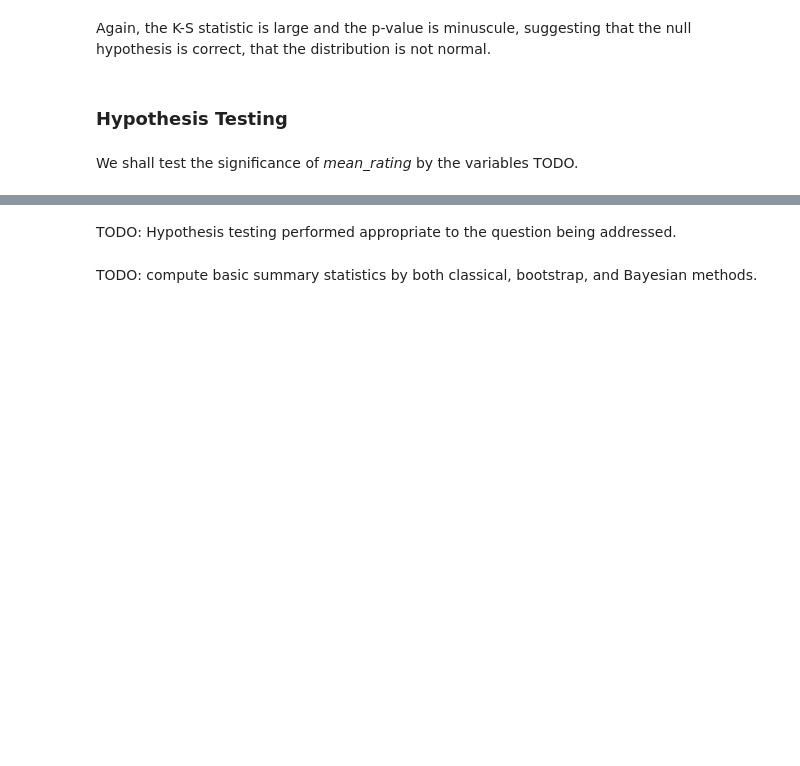
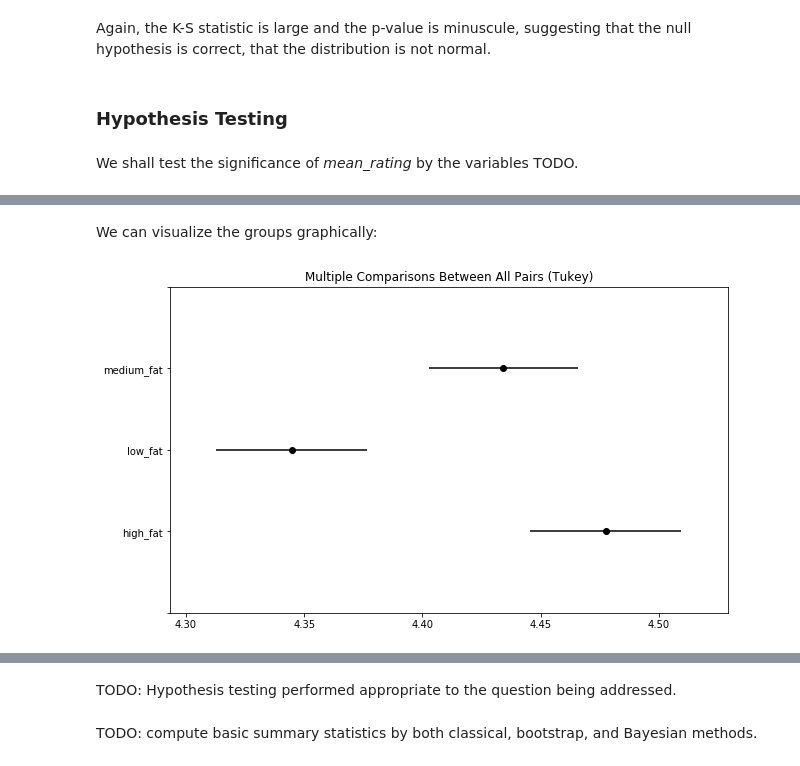
Before and after one commit to pelorenz/data-science-410, a Jupyter notebook: PeterLorenz-M02.ipynb, the cells around one changed output, grey strips where cells are left out. Saved outputs shown, nothing was run; the diff lists cells and outputs as text; code cells hidden in the pictures; blank space fills up the shorter version.

```diff
--- a/PeterLorenz-M02.ipynb
+++ b/PeterLorenz-M02.ipynb
@@ -232,0 +273,12 @@ carb_level[carb_pct > mid_cutoff] = 'high-carb'
+# %%
+# Use percentiles to bin into 3 categories
+fat_pct = np.array(recipes['total_fat_pct'].values)
+low_cutoff = np.percentile(fat_pct, 33)
+mid_cutoff = np.percentile(fat_pct, 67)
+
+# Set fat_level category by position in tertiles
+fat_level = np.array([None] * len(fat_pct))
+fat_level[fat_pct <= low_cutoff] = 'low_fat'
+fat_level[fat_pct > low_cutoff] = 'medium_fat'
+fat_level[fat_pct > mid_cutoff] = 'high_fat'
+recipes['fat_level'] = fat_level
@@ -232,0 +289,12 @@ carb_level[carb_pct > mid_cutoff] = 'high-carb'
+# %%
+# extract groups
+low_fat = np.array(recipes.loc[recipes.loc[:, 'fat_level'] == 'low_fat', 'mean_rating'])
+medium_fat = np.array(recipes.loc[recipes.loc[:, 'fat_level'] == 'medium_fat', 'mean_rating'])
+high_fat = np.array(recipes.loc[recipes.loc[:, 'fat_level'] == 'high_fat', 'mean_rating'])
+
+# prepare dataframe
+df = pd.DataFrame({'vals': low_fat.tolist() + medium_fat.tolist() + high_fat.tolist(),
+                   'group': ['low_fat'] * len(low_fat) + ['medium_fat'] * len(medium_fat) +
+                  ['high_fat'] * len(high_fat)})
+Tukey_HSD = pairwise_tukeyhsd(df.vals, df.group)
+print(Tukey_HSD)
@@ -232,0 +310,6 @@ carb_level[carb_pct > mid_cutoff] = 'high-carb'
+# %% [markdown]
+We can visualize the groups graphically:
+# %%
+_ = Tukey_HSD.plot_simultaneous()
+# %% [output]
+[figure, added]
```
Also changed, not shown: parts of 25 cells of this notebook.
